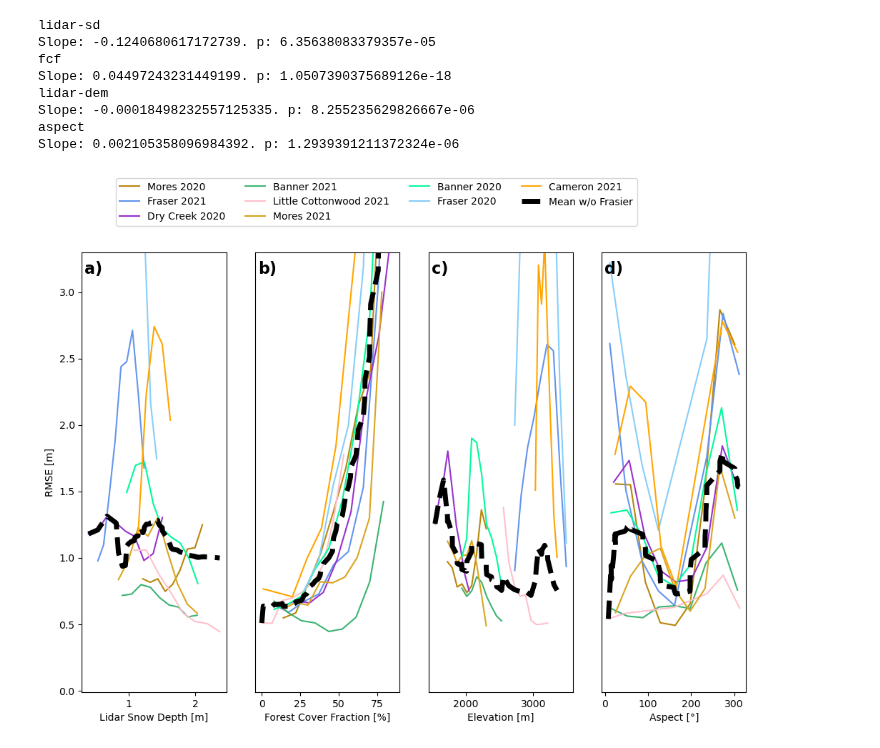
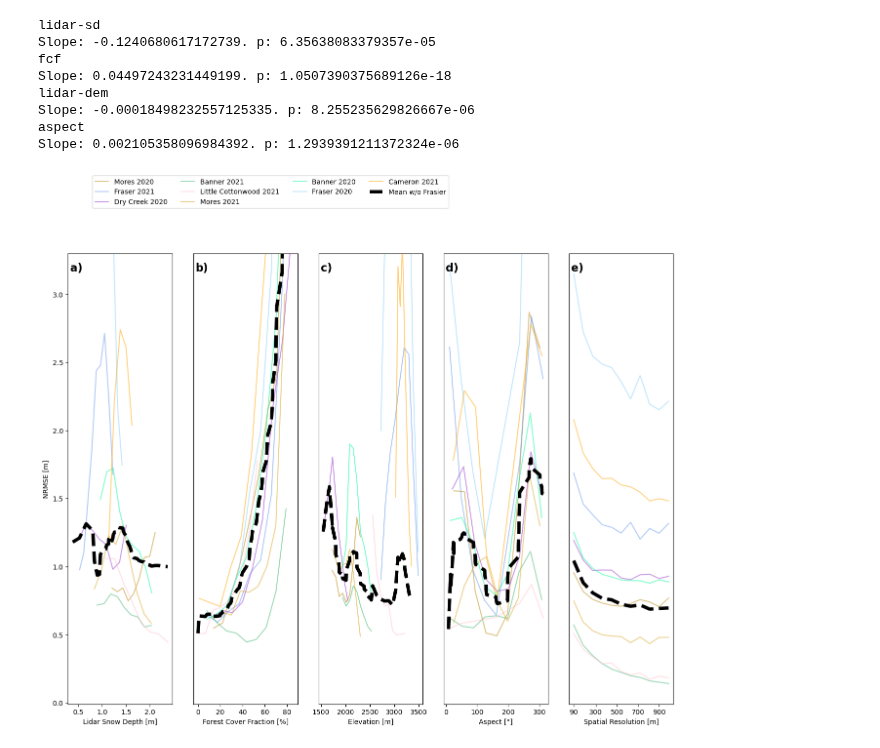
Before and after one commit to ZachHoppinen/spicy-analysis, a Jupyter notebook: src/compare/parameters/param_rmses.ipynb, the cells around one changed output. Saved outputs shown, nothing was run; the diff lists cells and outputs as text; code cells hidden in the pictures.

Commit message:
rmse binned scale axis

```diff
--- a/src/compare/parameters/param_rmses.ipynb
+++ b/src/compare/parameters/param_rmses.ipynb
@@ -19,7 +35,7 @@ dss = {fp.stem:xr.open_dataset(fp) for fp in Path('~/scratch/spicy/SnowEx-Data')
 for ds in dss.values():
     ds['aspect'] = aspect(ds['lidar-dem'])
 # %%
-fig, axes = plt.subplots(1, 4, figsize = (12,8))
+fig, axes = plt.subplots(1, 5, figsize = (16,12))
 
 loc_colors = {'Banner_2020-02-18': 'mediumspringgreen', 'Banner_2021-03-15': 'mediumseagreen', 'Cameron_2021-03-19': 'orange', \
     'Dry_Creek_2020-02-19': 'darkorchid', 'Frasier_2020-02-11': 'lightskyblue', 'Frasier_2021-03-19': 'cornflowerblue', \
@@ -57,7 +73,7 @@ for (var, label), ax in zip(x_labels.items(), axes.ravel()):
                 continue
 
             stat, p = pearsonr(x[idx], y[idx])
-            rmse_result = rmse(x[idx], y[idx]) / np.nanmean(y[idx])
+            rmse_result = rmse(x[idx], y[idx])  / np.nanmean(y[idx])
 
             if var == 's1':
                 res.loc[np.rad2deg(cat.left)] = rmse_result / np.nanmean(x)
@@ -68,7 +84,7 @@ for (var, label), ax in zip(x_labels.items(), axes.ravel()):
             else:
                 res.loc[cat.left] = rmse_result
 
-        res.sort_index().plot(ax= ax, color = loc_colors[stem], label = stem.split('-')[0].replace('_', ' ').replace('Frasier', 'Fraser'))
+        res.sort_index().plot(ax= ax, color = loc_colors[stem], label = stem.split('-')[0].replace('_', ' ').replace('Frasier', 'Fraser'), alpha = 0.5)
         if 'Frasier' not in stem.split('-')[0].replace('_', ' '): # and 'Cameron' not in stem:
             ss.append(res.sort_index())
         else:
@@ -91,34 +107,86 @@ for (var, label), ax in zip(x_labels.items(), axes.ravel()):
     ax.set_ylim(-0.01, 3.3)
     print(var)
     # print((df.interpolate().mean(axis = 1).iloc[-1] - df.interpolate().mean(axis = 1).iloc[0])/ (df.interpolate().mean(axis = 1).index[-1] - df.interpolate().mean(axis = 1).index[0]))
     lm = linregress(x = df.interpolate().mean(axis = 1).index, y = df.interpolate().mean(axis = 1).values)
     print(f'Slope: {lm.slope}. p: {lm.pvalue}')
-# axes[0].set_ylabel('NRMSE [m]')
-axes[0].set_ylabel('RMSE [m]')
+axes[0].set_ylabel('NRMSE [m]')
+# axes[0].set_ylabel('RMSE [m]')
 axes[0].legend(loc='upper left',
     bbox_to_anchor=(0.2, 1.18),
     ncol=4,
     # borderaxespad=0.15,
     # fontsize=8,
     # frameon=False,
 )
 
+# add scaling axis
+res = pd.DataFrame()
+
+for stem, ds in dss.items():
+    if ds.attrs['site'] == 'Frasier' and pd.to_datetime(ds.attrs['lidar-flight-time']).year == 2020:
+            time_ds = ds.sel(time = '2020-02-15', method = 'nearest')
+    else:
+        time_ds = ds.sel(time= ds.attrs['lidar-flight-time'], method ='nearest')
+    site_name = stem.replace('_', ' ').split('-')[0]
+
+    xs = []
+    rs = []
+    rmses = []
+    for look in range(1, 12):
+        ds_500 = time_ds.coarsen(x = look, y = look, boundary = 'pad').mean()
+        # r, b, mae, rmse_values  = get_stats(ds_500['lidar-sd'], ds_500['snow_depth'])
+        x, y = ds_500['lidar-sd'].values.ravel(), ds_500['snow_depth'].values.ravel()
+        idx = (~np.isnan(x)) & (~np.isnan(y))
+
+        rmse_result = rmse(x[idx], y[idx])  / np.nanmean(y[idx])
+        r = 1
+
+        xs.append(look)
+        rs.append(r)
+        rmses.append(rmse_result)
+        if 'Frasier' not in stem.split('-')[0].replace('_', ' '):
+            res.loc[stem, f'r_{look}'] = r
+            res.loc[stem, f'rmse_{look}'] = rmse_result
+
+    axes[4].plot(xs, rmses, color = loc_colors[stem], label = site_name, alpha = 0.5)
+
+xs = []
+rmses = []
+rs = []
+for n,v in res.mean().items():
+    stat, look = n.split('_')
+    if stat == 'r':
+        rs.append(v)
+        xs.append(int(look))
+    elif stat == 'rmse':
+        rmses.append(v)
+
+axes[4].plot(xs, rmses, color = 'black', linewidth = 5, linestyle = 'dashed')
+
+
+ax = axes[4]
+ax.set_xlabel('Spatial Resolution [m]')
+ax.set_xticks([1, 300/90, 500/90, 700/90, 900/90])
+ax.set_xticklabels(['90','300', '500', '700','900'])
+
+# done adding scalling axis
+
 for ax in axes[1:]:
     ax.set_yticks([])
 
-for ax, letter in zip(axes, ['a','b','c', 'd']):
+for ax, letter in zip(axes, ['a','b','c', 'd', 'e']):
     ax.text(0.02, 0.98,f'{letter})', transform=ax.transAxes, ha = 'left', va = 'top', weight='bold', size = 16)
 
 
 plt.tight_layout()
 plt.savefig('/bsuhome/zacharykeskinen/spicy-analysis/figures/factors/rmse_binned.png')
 # %% [output]
 lidar-sd
 Slope: -0.1240680617172739. p: 6.35638083379357e-05
 fcf
 Slope: 0.04497243231449199. p: 1.0507390375689126e-18
 lidar-dem
 Slope: -0.00018498232557125335. p: 8.255235629826667e-06
 aspect
 Slope: 0.002105358096984392. p: 1.2939391211372324e-06
-[figure, old version]
+[figure, new version]
```
Also changed, not shown: parts of 2 cells of this notebook, 1 other file.
